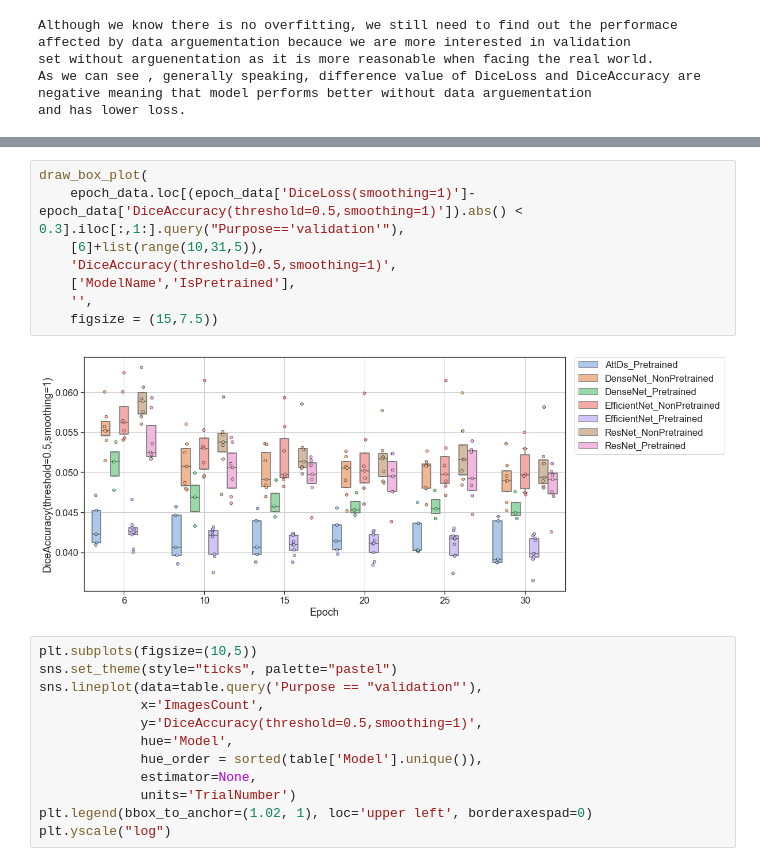
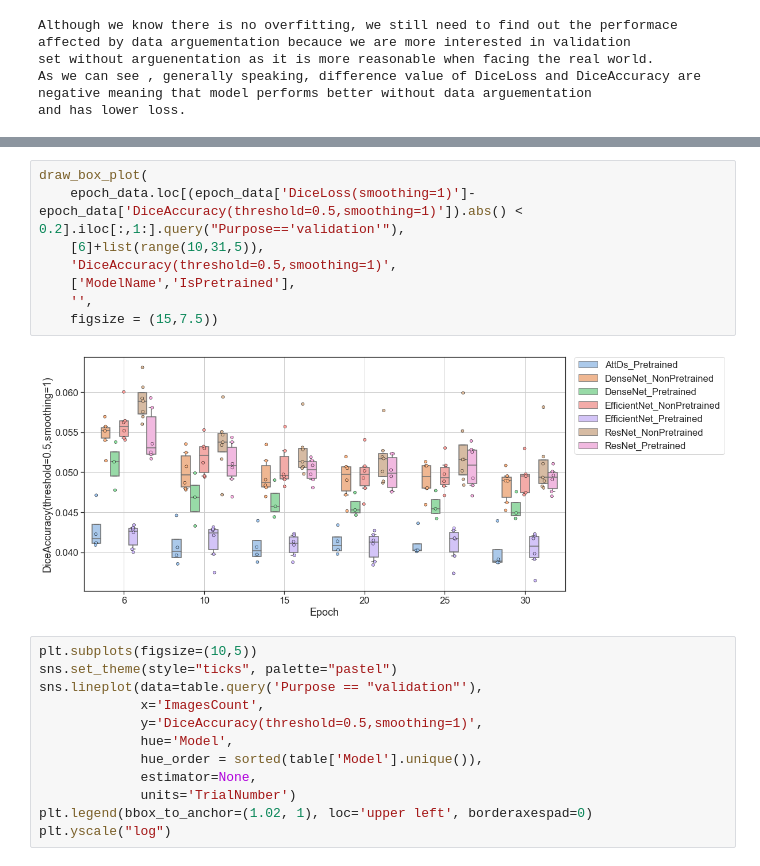
Before and after one commit to you-ming-hu/Cardiac_Catheterization_Project, a Jupyter notebook: pytorch/Results/Losses_and_Metrics/losses_and_metrics_analysis.ipynb, the cells around one changed output, grey strips where cells are left out. Cells and saved outputs as stored; diff of their text form.

```diff
--- a/pytorch/Results/Losses_and_Metrics/losses_and_metrics_analysis.ipynb
+++ b/pytorch/Results/Losses_and_Metrics/losses_and_metrics_analysis.ipynb
@@ -200,13 +215,13 @@ draw_box_plot(
 # %%
 draw_box_plot(
-    epoch_data.loc[(epoch_data['DiceLoss(smoothing=1)']-epoch_data['DiceAccuracy(threshold=0.5,smoothing=1)']).abs() < 0.3].iloc[:,1:].query("Purpose=='validation'"),
+    epoch_data.loc[(epoch_data['DiceLoss(smoothing=1)']-epoch_data['DiceAccuracy(threshold=0.5,smoothing=1)']).abs() < 0.2].iloc[:,1:].query("Purpose=='validation'"),
     [6]+list(range(10,31,5)),
     'DiceAccuracy(threshold=0.5,smoothing=1)',
     ['ModelName','IsPretrained'],
     '',
     figsize = (15,7.5))
 # %% [output]
-[figure, old version]
+[figure, new version]
 # %%
 plt.subplots(figsize=(10,5))
 sns.set_theme(style="ticks", palette="pastel")
```
Also changed, not shown: parts of 4 cells of this notebook.
